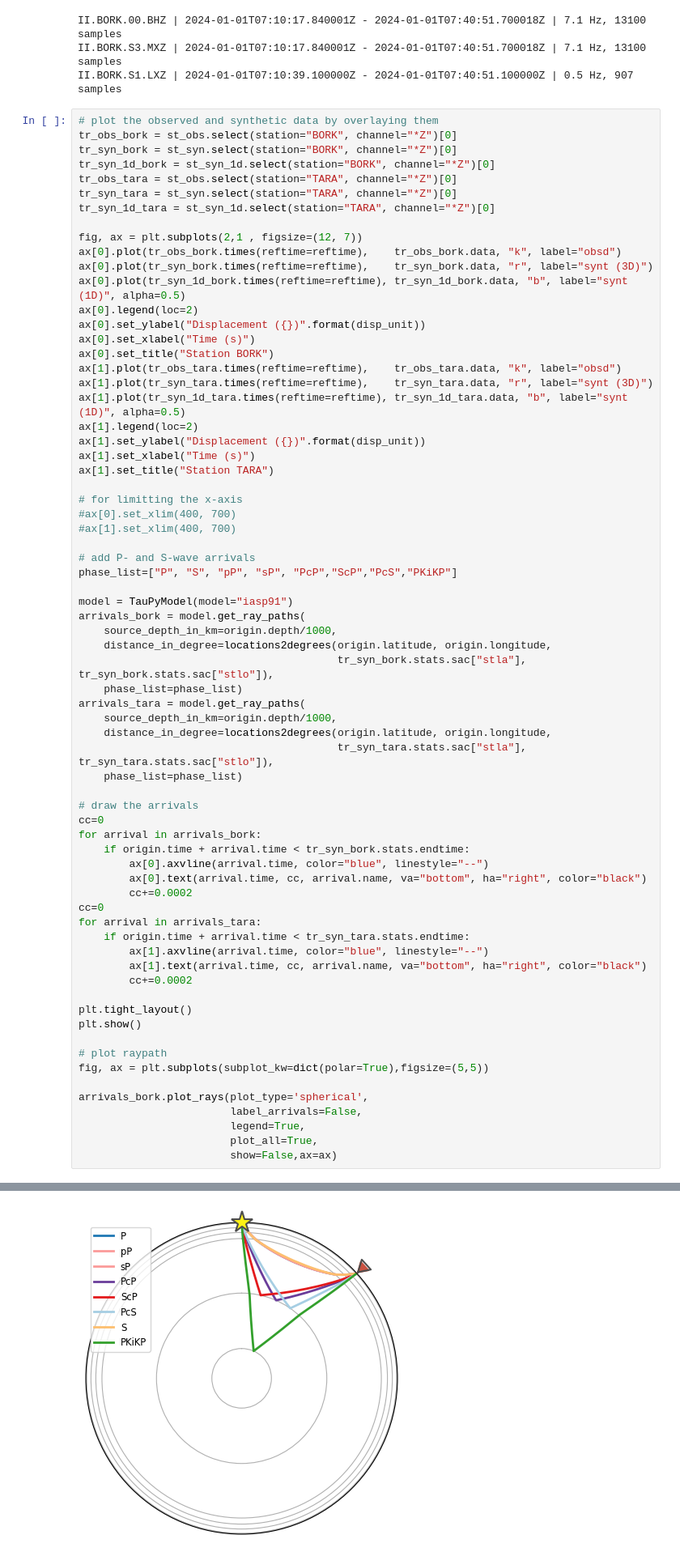
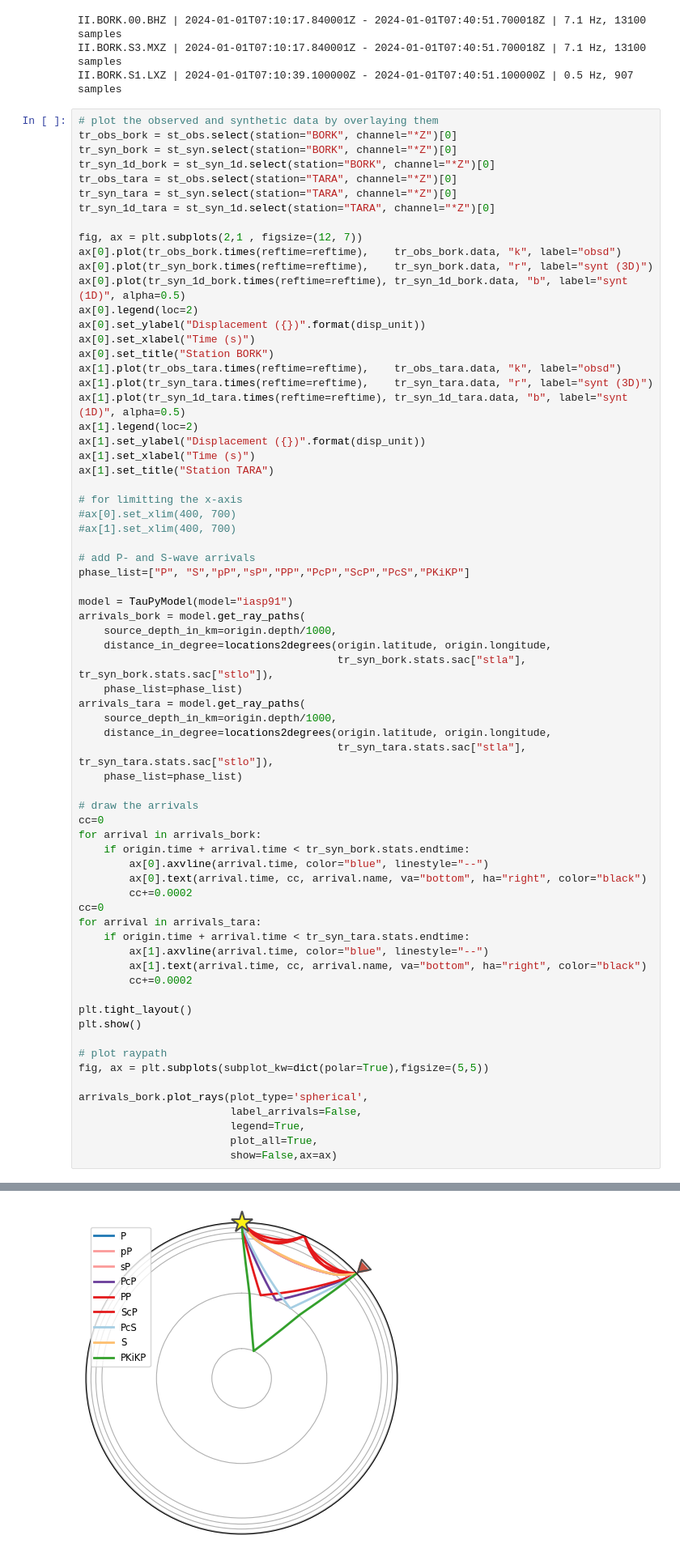
Before and after one commit to mnagaso/workshop_scoped_2024_specfem3d_globe, a Jupyter notebook: data_process_and_kernel_comp.ipynb, the cells around one changed output, grey strips where cells are left out. Shown at 81% size. Cells and saved outputs as stored; diff of their text form.

```diff
--- a/data_process_and_kernel_comp.ipynb
+++ b/data_process_and_kernel_comp.ipynb
@@ -992,7 +992,7 @@ ax[1].set_title("Station TARA")
 #ax[1].set_xlim(400, 700)
 
 # add P- and S-wave arrivals
-phase_list=["P", "S", "pP", "sP", "PcP","ScP","PcS","PKiKP"]
+phase_list=["P", "S","pP","sP","PP","PcP","ScP","PcS","PKiKP"]
 
 model = TauPyModel(model="iasp91")
 arrivals_bork = model.get_ray_paths(
@@ -1036,5 +1036,5 @@ arrivals_bork.plot_rays(plot_type='spherical',
 <PolarAxes: >
-[figure, old version]
+[figure, new version]
 # %% [markdown]
 ## Calculate the misfit and adjoint sources
 
```
Also changed, not shown: parts of 5 cells of this notebook.
